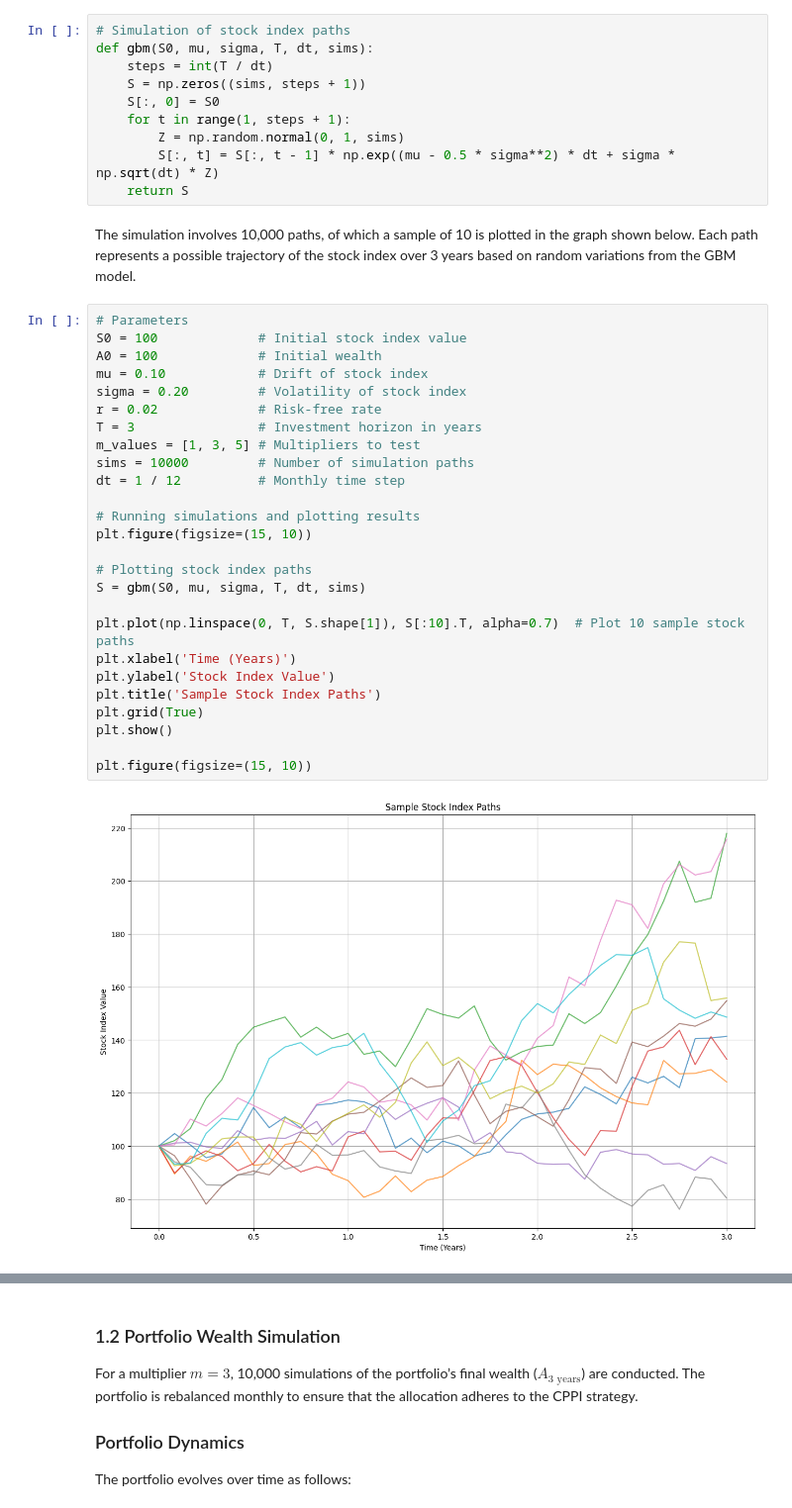
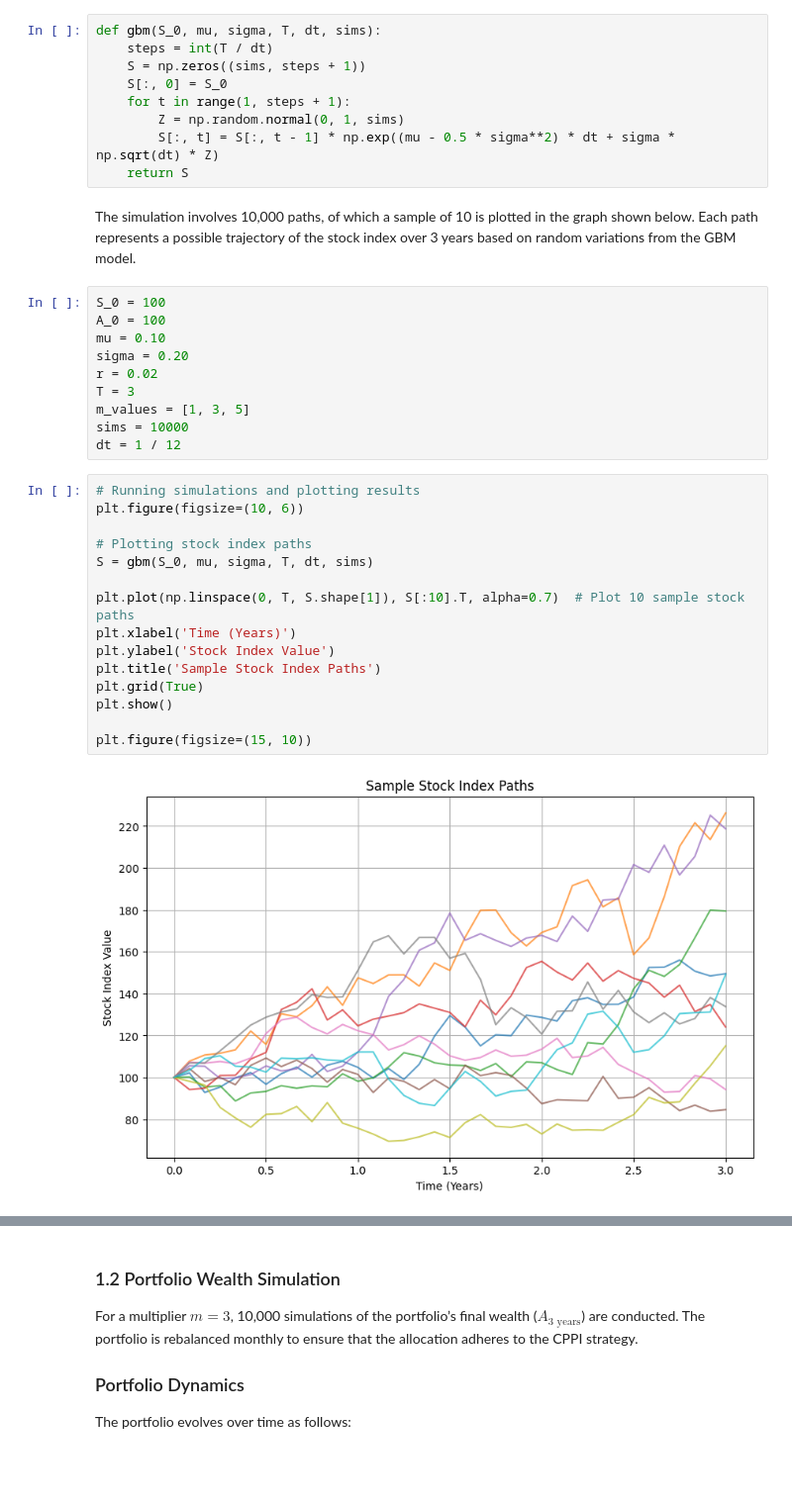
Before and after one commit to zaccheus-lines/CPPI, a Jupyter notebook: empirical_notebook.ipynb, the cells around one changed output, grey strips where cells are left out. Shown: that part at 99% size. Cells and saved outputs as stored; diff of their text form; blank space fills up the shorter version.

```diff
--- a/empirical_notebook.ipynb
+++ b/empirical_notebook.ipynb
@@ -32,45 +32,43 @@ S_{t+1} = S_t \exp\left( \left(\mu - \frac{\sigma^2}{2}\right)\Delta t + \sigma
 $$
 where $Z$ is a standard normal random variable, and $\Delta t = \frac{1}{12}$ represents the monthly time step.
 # %%
-# Simulation of stock index paths
-def gbm(S0, mu, sigma, T, dt, sims):
+def gbm(S_0, mu, sigma, T, dt, sims):
     steps = int(T / dt)
     S = np.zeros((sims, steps + 1))
-    S[:, 0] = S0
+    S[:, 0] = S_0
     for t in range(1, steps + 1):
         Z = np.random.normal(0, 1, sims)
         S[:, t] = S[:, t - 1] * np.exp((mu - 0.5 * sigma**2) * dt + sigma * np.sqrt(dt) * Z)
     return S
 # %% [markdown]
 The simulation involves 10,000 paths, of which a sample of 10 is plotted in the graph shown below. Each path represents a possible trajectory of the stock index over 3 years based on random variations from the GBM model.
+# %%
+S_0 = 100
+A_0 = 100
+mu = 0.10
+sigma = 0.20
+r = 0.02
+T = 3
+m_values = [1, 3, 5]
+sims = 10000
+dt = 1 / 12
 # %%
-# Parameters
-S0 = 100             # Initial stock index value
-A0 = 100             # Initial wealth
-mu = 0.10            # Drift of stock index
-sigma = 0.20         # Volatility of stock index
-r = 0.02             # Risk-free rate
-T = 3                # Investment horizon in years
-m_values = [1, 3, 5] # Multipliers to test
-sims = 10000         # Number of simulation paths
-dt = 1 / 12          # Monthly time step
-
 # Running simulations and plotting results
-plt.figure(figsize=(15, 10))
+plt.figure(figsize=(10, 6))
 
 # Plotting stock index paths
-S = gbm(S0, mu, sigma, T, dt, sims)
+S = gbm(S_0, mu, sigma, T, dt, sims)
 
 plt.plot(np.linspace(0, T, S.shape[1]), S[:10].T, alpha=0.7)  # Plot 10 sample stock paths
 plt.xlabel('Time (Years)')
 plt.ylabel('Stock Index Value')
 plt.title('Sample Stock Index Paths')
 plt.grid(True)
 plt.show()
 
 plt.figure(figsize=(15, 10))
 # %% [output]
-[figure, old version]
+[figure, new version]
 <Figure size 1500x1000 with 0 Axes>
 <Figure size 1500x1000 with 0 Axes>
 # %% [markdown]
```
Also changed, not shown: parts of 31 cells of this notebook.
